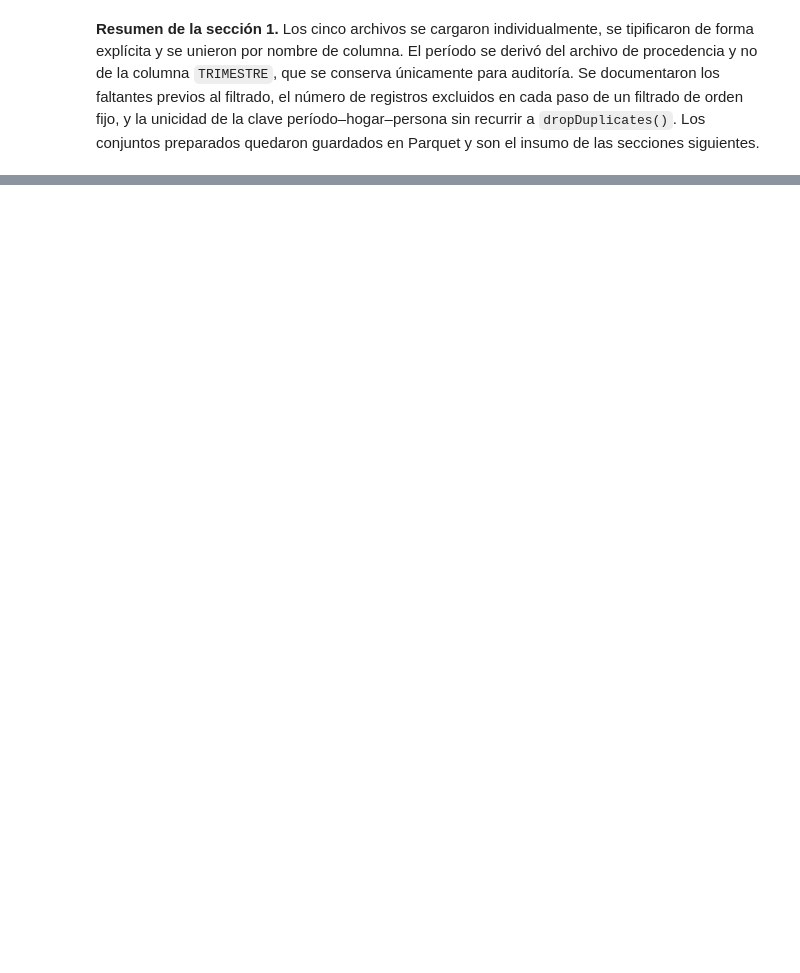
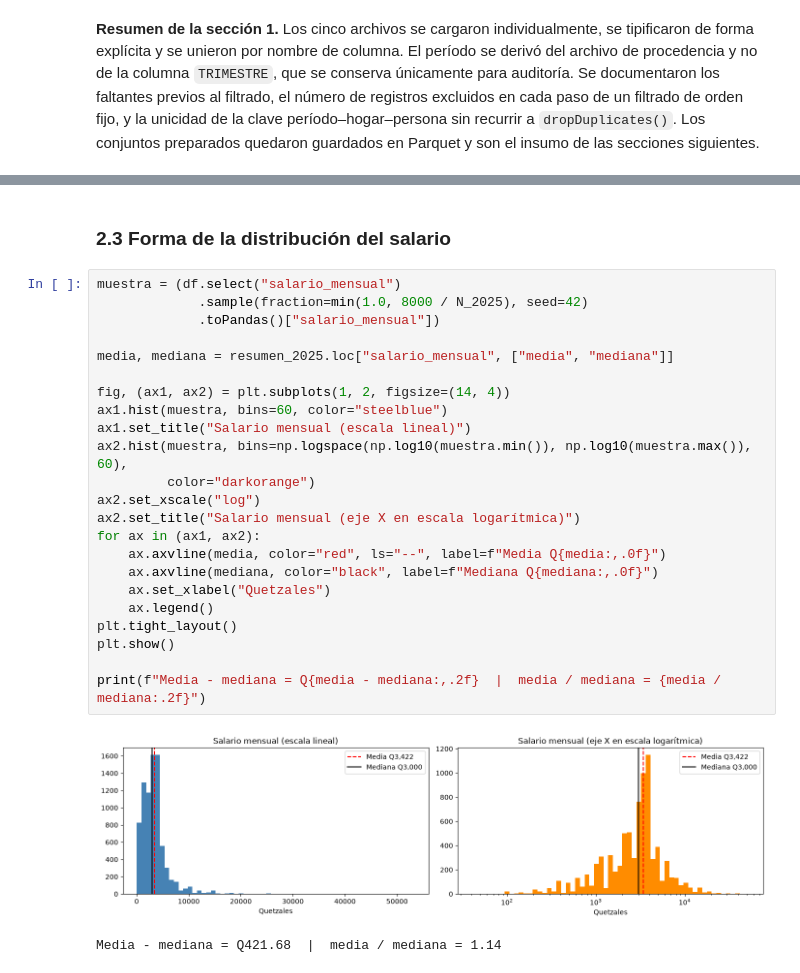
Before and after one commit to CindyGualim/lab7-data, a Jupyter notebook: Laboratorio7_SparkMLlib.ipynb, the cells around one changed output, grey strips where cells are left out. Saved outputs shown, nothing was run; the diff lists cells and outputs as text; blank space fills up the shorter version.

```diff
--- a/Laboratorio7_SparkMLlib.ipynb
+++ b/Laboratorio7_SparkMLlib.ipynb
@@ -588,0 +825,28 @@ guardados en Parquet y son el insumo de las secciones siguientes.
+# %% [markdown]
+### 2.3 Forma de la distribución del salario
+# %%
+muestra = (df.select("salario_mensual")
+             .sample(fraction=min(1.0, 8000 / N_2025), seed=42)
+             .toPandas()["salario_mensual"])
+
+media, mediana = resumen_2025.loc["salario_mensual", ["media", "mediana"]]
+
+fig, (ax1, ax2) = plt.subplots(1, 2, figsize=(14, 4))
+ax1.hist(muestra, bins=60, color="steelblue")
+ax1.set_title("Salario mensual (escala lineal)")
+ax2.hist(muestra, bins=np.logspace(np.log10(muestra.min()), np.log10(muestra.max()), 60),
+         color="darkorange")
+ax2.set_xscale("log")
+ax2.set_title("Salario mensual (eje X en escala logarítmica)")
+for ax in (ax1, ax2):
+    ax.axvline(media, color="red", ls="--", label=f"Media Q{media:,.0f}")
+    ax.axvline(mediana, color="black", label=f"Mediana Q{mediana:,.0f}")
+    ax.set_xlabel("Quetzales")
+    ax.legend()
+plt.tight_layout()
+plt.show()
+
+print(f"Media - mediana = Q{media - mediana:,.2f}  |  media / mediana = {media / mediana:.2f}")
+# %% [output]
+[figure, added]
+Media - mediana = Q421.68  |  media / mediana = 1.14
```
Also changed, not shown: parts of 43 cells of this notebook.
